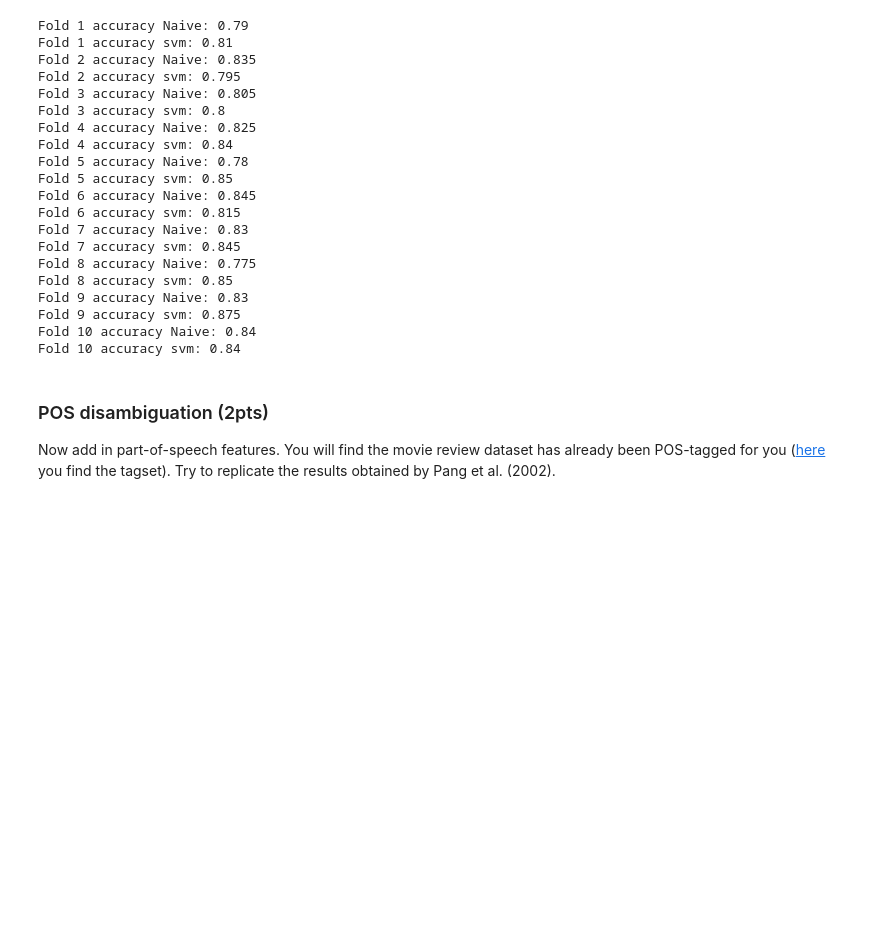
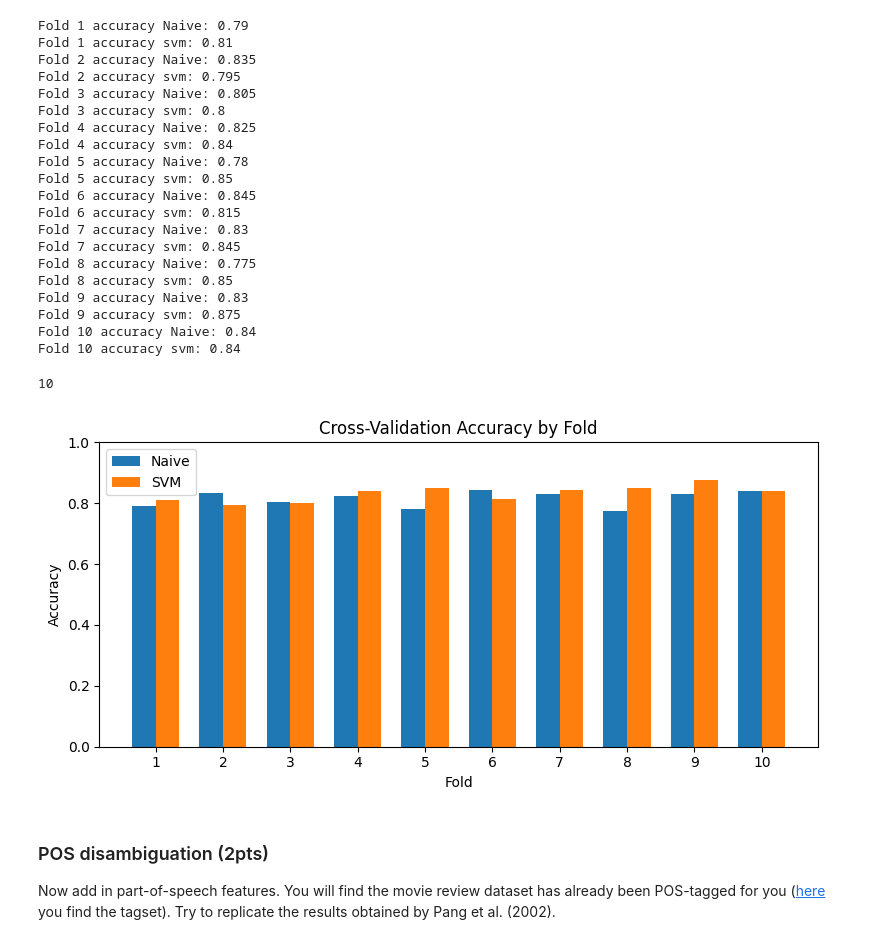
Before and after one commit to stefdewildt/NLP, a Jupyter notebook: NLP1_2025_Practical_1_(student).ipynb, the cells around one changed output. Drawn from its saved outputs; the diff is of its cells as text; code cells hidden in the pictures; blank space fills up the shorter version.

```diff
--- a/NLP1_2025_Practical_1_(student).ipynb
+++ b/NLP1_2025_Practical_1_(student).ipynb
@@ -1335,7 +1335,7 @@ for i, (train_docs, test_docs) in enumerate(folds):
     model.fit(X_train, y_train)
     preds = model.predict(X_test)
     acc = accuracy(preds, y_test)
-    #accs.append(acc)
+    accs.append(acc)
     print(f"Fold {i+1} accuracy Naive: {acc}")
 
     # SVM
@@ -1349,7 +1349,7 @@ for i, (train_docs, test_docs) in enumerate(folds):
 
 
     acc_svm = accuracy(preds_svm, y_te)
-    #accs_svm.append(acc_svm)
+    accs_svm.append(acc_svm)
     print(f"Fold {i+1} accuracy svm: {acc_svm}")
 # %% [output]
 Fold 1 accuracy Naive: 0.79
@@ -1372,6 +1372,28 @@ Fold 9 accuracy Naive: 0.83
 Fold 9 accuracy svm: 0.875
 Fold 10 accuracy Naive: 0.84
 Fold 10 accuracy svm: 0.84
+# %%
+
+k = len(accs)
+print(len(accs))
+fold_idx = np.arange(1, k + 1)
+
+fig, ax = plt.subplots(figsize=(8, 4))
+width = 0.35
+ax.bar(fold_idx - width/2, accs, width, label='Naive')
+ax.bar(fold_idx + width/2, accs_svm, width, label='SVM')
+
+ax.set_xticks(fold_idx)
+ax.set_xlabel('Fold')
+ax.set_ylabel('Accuracy')
+ax.set_ylim(0, 1)
+ax.set_title('Cross-Validation Accuracy by Fold')
+ax.legend()
+fig.tight_layout()
+plt.show()
+# %% [output]
+10
+[figure, added]
 # %% [markdown]
 ### POS disambiguation (2pts)
 
```
Also changed, not shown: parts of 12 cells of this notebook.
